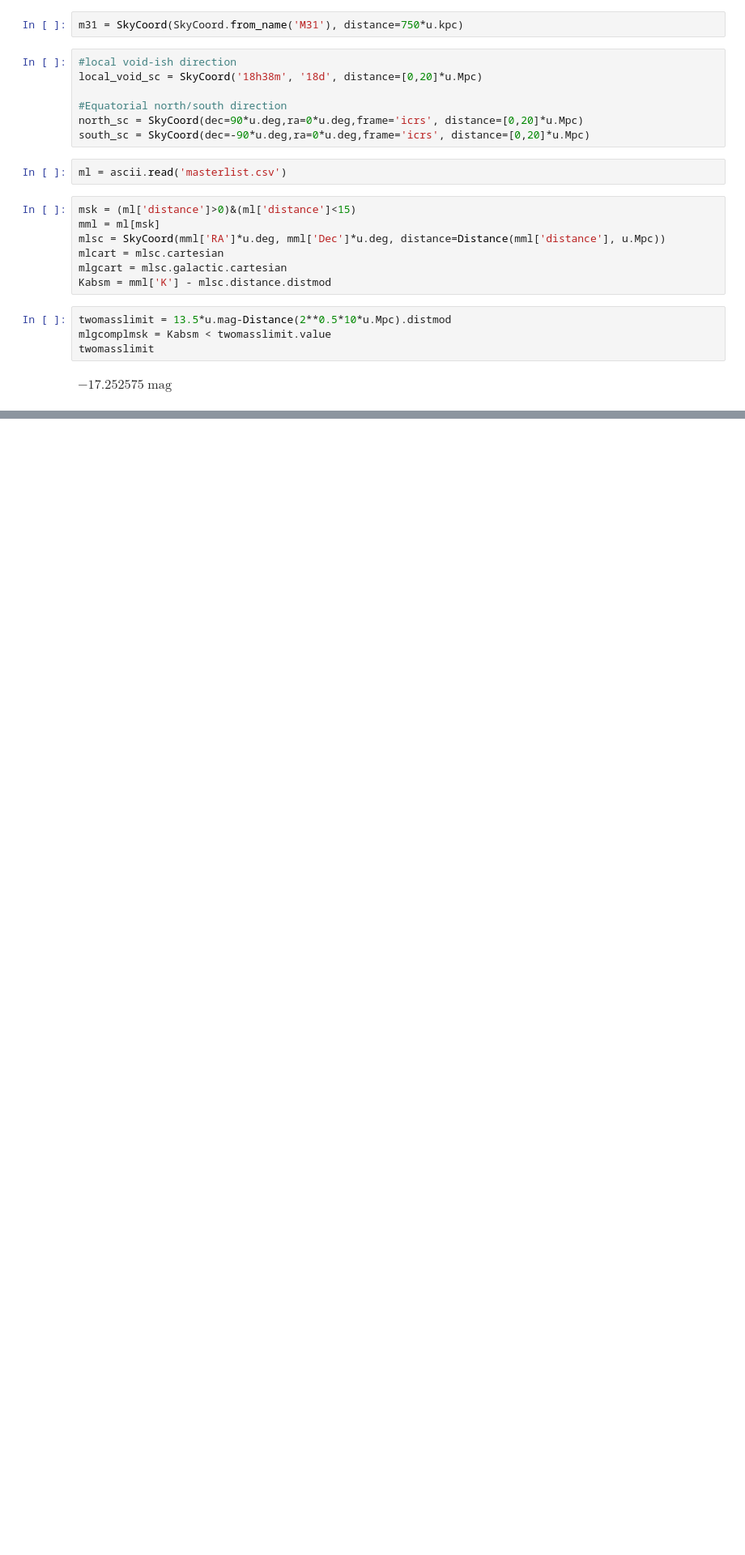
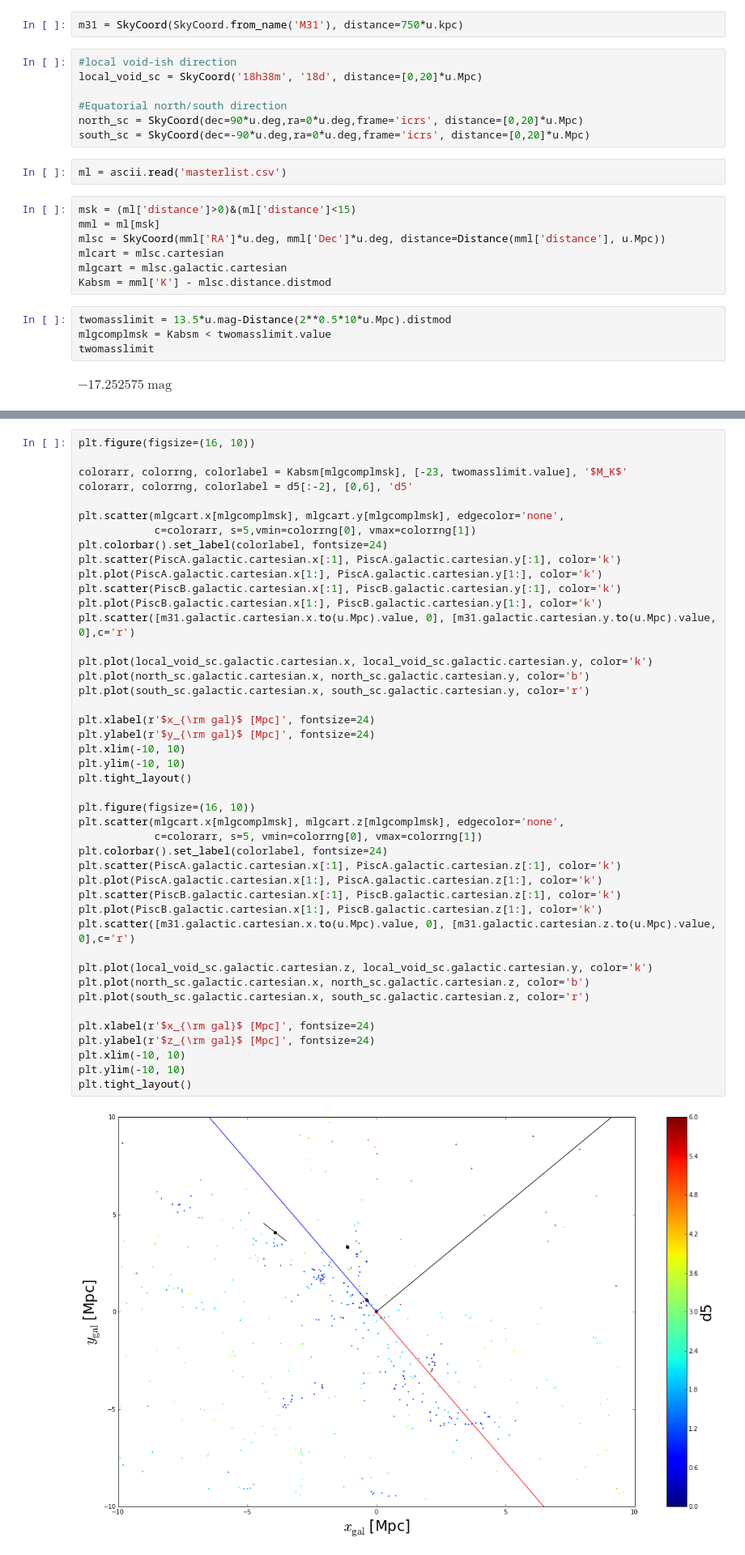
Before and after one commit to eteq/piscdwarfs_hst, a Jupyter notebook: Context.ipynb, the cells around one changed output, grey strips where cells are left out. Shown at 81% size. Drawn from its saved outputs; the diff is of its cells as text; blank space fills up the shorter version.

```diff
--- a/Context.ipynb
+++ b/Context.ipynb
@@ -52,0 +95,46 @@ $-17.252575 \; \mathrm{mag}$
+# %%
+plt.figure(figsize=(16, 10))
+
+colorarr, colorrng, colorlabel = Kabsm[mlgcomplmsk], [-23, twomasslimit.value], '$M_K$'
+colorarr, colorrng, colorlabel = d5[:-2], [0,6], 'd5'
+
+plt.scatter(mlgcart.x[mlgcomplmsk], mlgcart.y[mlgcomplmsk], edgecolor='none',
+            c=colorarr, s=5,vmin=colorrng[0], vmax=colorrng[1])
+plt.colorbar().set_label(colorlabel, fontsize=24)
+plt.scatter(PiscA.galactic.cartesian.x[:1], PiscA.galactic.cartesian.y[:1], color='k')
+plt.plot(PiscA.galactic.cartesian.x[1:], PiscA.galactic.cartesian.y[1:], color='k')
+plt.scatter(PiscB.galactic.cartesian.x[:1], PiscB.galactic.cartesian.y[:1], color='k')
+plt.plot(PiscB.galactic.cartesian.x[1:], PiscB.galactic.cartesian.y[1:], color='k')
+plt.scatter([m31.galactic.cartesian.x.to(u.Mpc).value, 0], [m31.galactic.cartesian.y.to(u.Mpc).value, 0],c='r')
+
+plt.plot(local_void_sc.galactic.cartesian.x, local_void_sc.galactic.cartesian.y, color='k')
+plt.plot(north_sc.galactic.cartesian.x, north_sc.galactic.cartesian.y, color='b')
+plt.plot(south_sc.galactic.cartesian.x, south_sc.galactic.cartesian.y, color='r')
+
+plt.xlabel(r'$x_{\rm gal}$ [Mpc]', fontsize=24)
+plt.ylabel(r'$y_{\rm gal}$ [Mpc]', fontsize=24)
+plt.xlim(-10, 10)
+plt.ylim(-10, 10)
+plt.tight_layout()
+
+plt.figure(figsize=(16, 10))
+plt.scatter(mlgcart.x[mlgcomplmsk], mlgcart.z[mlgcomplmsk], edgecolor='none',
+            c=colorarr, s=5, vmin=colorrng[0], vmax=colorrng[1])
+plt.colorbar().set_label(colorlabel, fontsize=24)
+plt.scatter(PiscA.galactic.cartesian.x[:1], PiscA.galactic.cartesian.z[:1], color='k')
+plt.plot(PiscA.galactic.cartesian.x[1:], PiscA.galactic.cartesian.z[1:], color='k')
+plt.scatter(PiscB.galactic.cartesian.x[:1], PiscB.galactic.cartesian.z[:1], color='k')
+plt.plot(PiscB.galactic.cartesian.x[1:], PiscB.galactic.cartesian.z[1:], color='k')
+plt.scatter([m31.galactic.cartesian.x.to(u.Mpc).value, 0], [m31.galactic.cartesian.z.to(u.Mpc).value, 0],c='r')
+
+plt.plot(local_void_sc.galactic.cartesian.z, local_void_sc.galactic.cartesian.y, color='k')
+plt.plot(north_sc.galactic.cartesian.x, north_sc.galactic.cartesian.z, color='b')
+plt.plot(south_sc.galactic.cartesian.x, south_sc.galactic.cartesian.z, color='r')
+
+plt.xlabel(r'$x_{\rm gal}$ [Mpc]', fontsize=24)
+plt.ylabel(r'$z_{\rm gal}$ [Mpc]', fontsize=24)
+plt.xlim(-10, 10)
+plt.ylim(-10, 10)
+plt.tight_layout()
+# %% [output]
+[figure, added]
```
Also changed, not shown: parts of 26 cells of this notebook, 3 other files.
